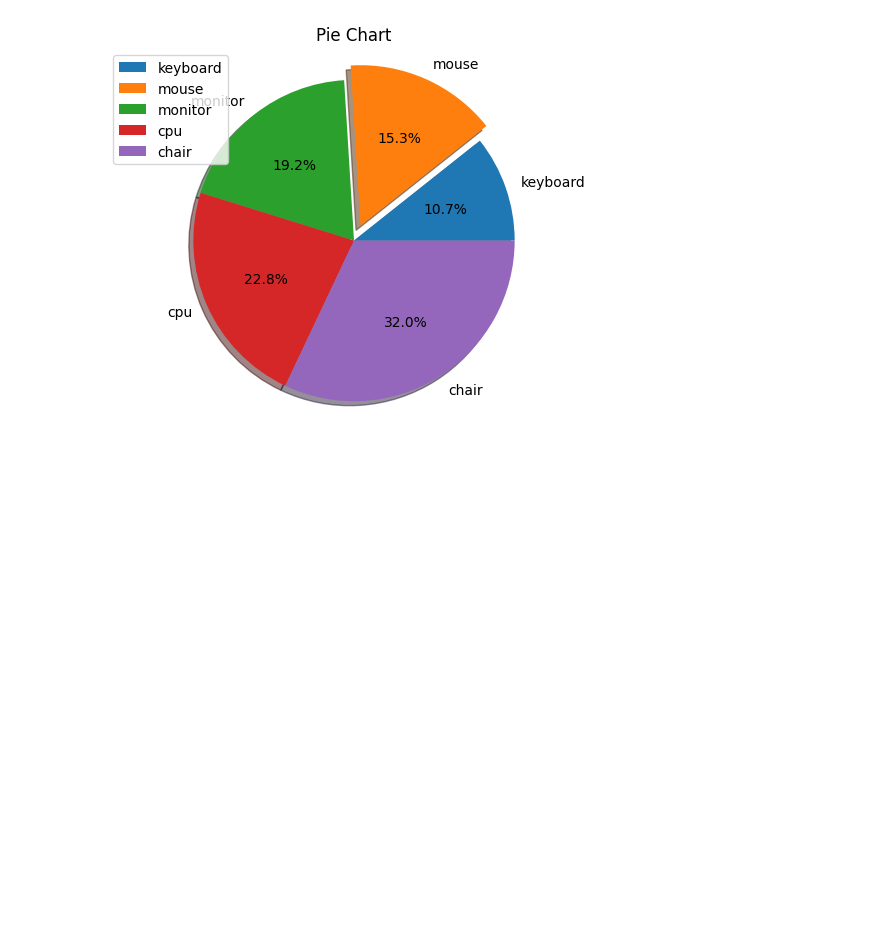
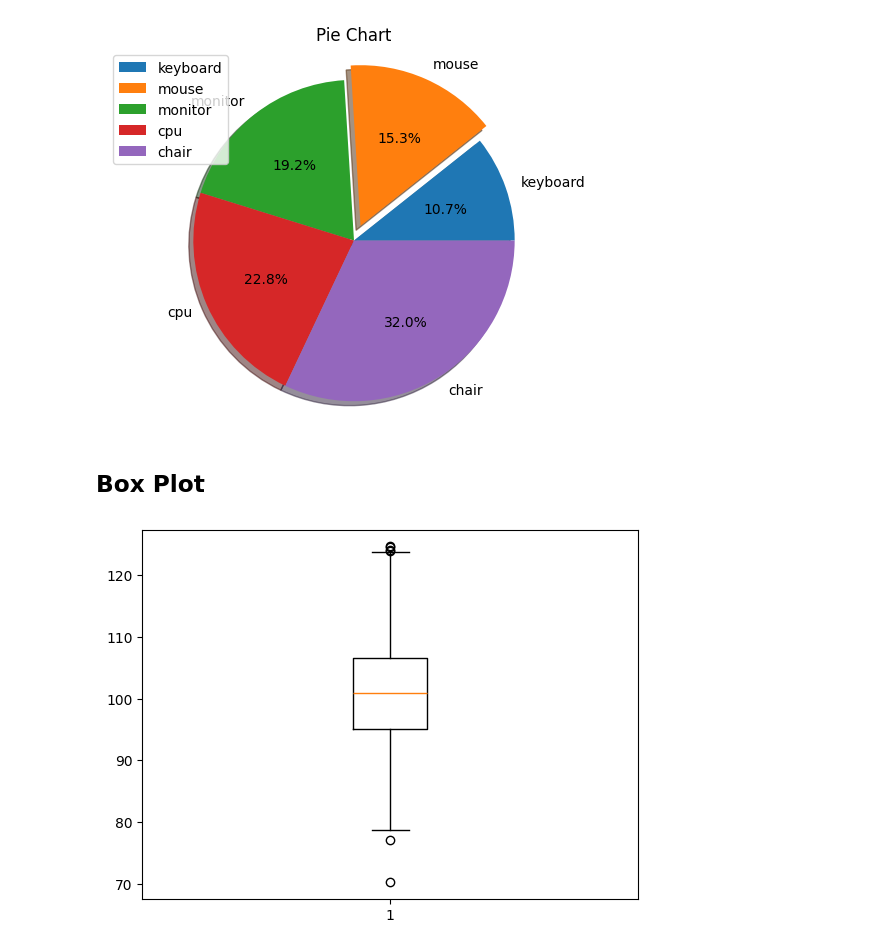
Before and after one commit to Prathaam08/Machine_Learning, a Jupyter notebook: Matplotlib/matplotlib.ipynb, the cells around one changed output. Cells and saved outputs as stored; diff of their text form; code cells hidden in the pictures; blank space fills up the shorter version.

```diff
--- a/Matplotlib/matplotlib.ipynb
+++ b/Matplotlib/matplotlib.ipynb
@@ -233,3 +233,14 @@ plt.legend(labels ) # loc = 'upper left'
 plt.show()
 # %% [output]
 [figure]
+# %% [markdown]
+## Box Plot
+# %%
+np.random.seed(10)
+data = np.random.normal(100 , 10 , 200)
+
+plt.boxplot(data)
+
+plt.show()
+# %% [output]
+[figure, added]
```
